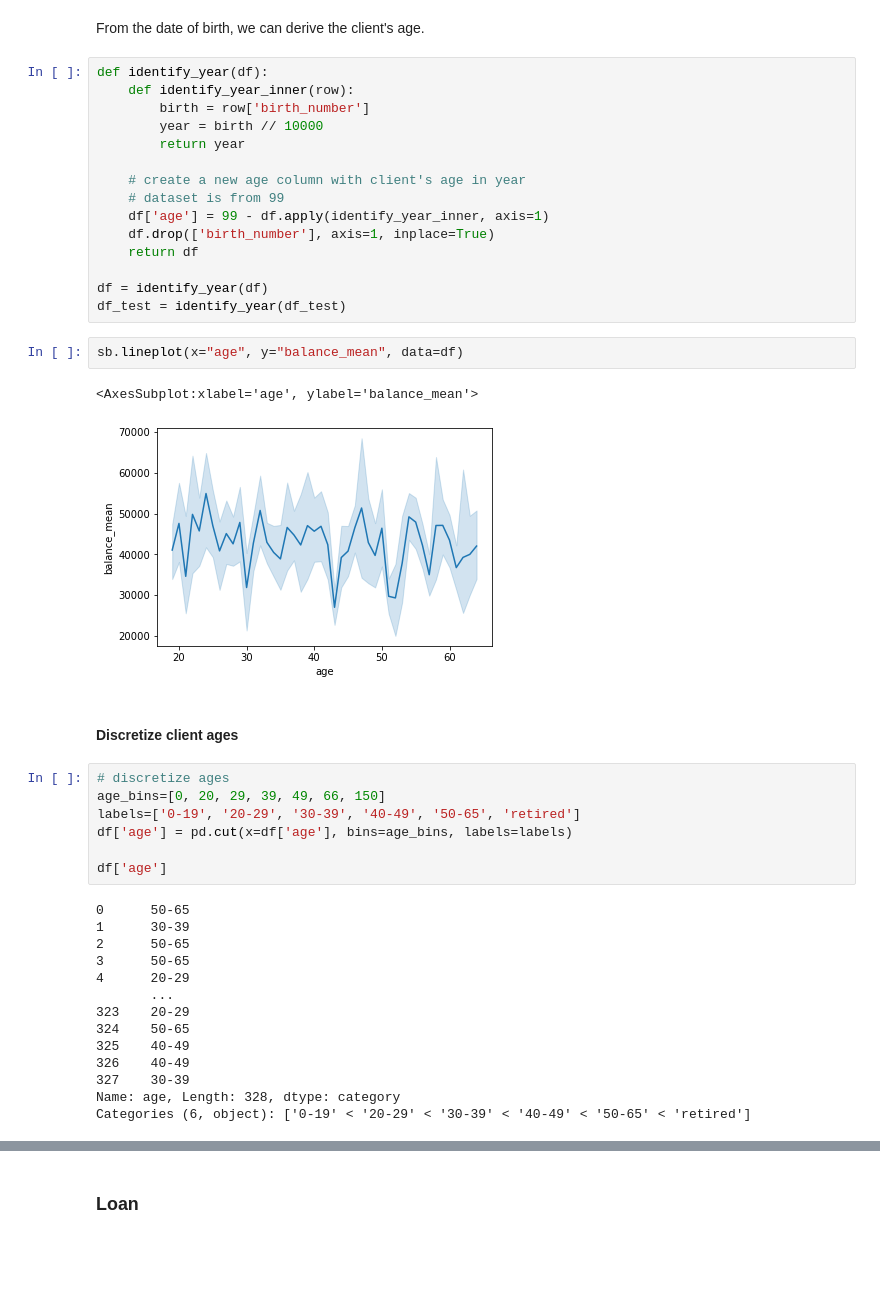
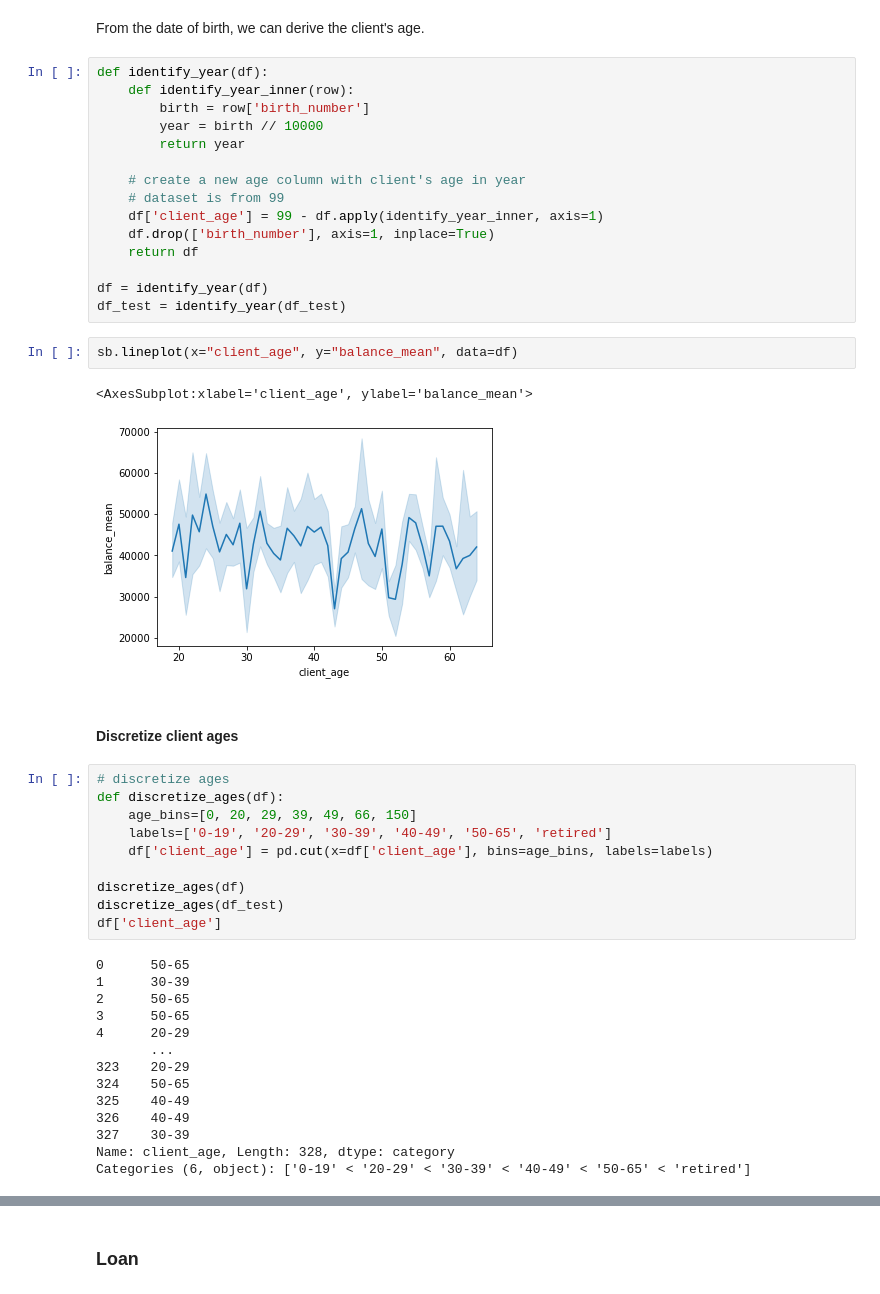
Before and after one commit to JoaoCostaIFG/AC, a Jupyter notebook: Banking.ipynb, the cells around one changed output, grey strips where cells are left out. Cells and saved outputs as stored; diff of their text form; blank space fills up the shorter version.

```diff
--- a/Banking.ipynb
+++ b/Banking.ipynb
@@ -925,26 +925,29 @@ def identify_year(df):
 
     # create a new age column with client's age in year
     # dataset is from 99
-    df['age'] = 99 - df.apply(identify_year_inner, axis=1)
+    df['client_age'] = 99 - df.apply(identify_year_inner, axis=1)
     df.drop(['birth_number'], axis=1, inplace=True)
     return df
 
 df = identify_year(df)
 df_test = identify_year(df_test)
 # %%
-sb.lineplot(x="age", y="balance_mean", data=df)
+sb.lineplot(x="client_age", y="balance_mean", data=df)
 # %% [output]
-<AxesSubplot:xlabel='age', ylabel='balance_mean'>
+<AxesSubplot:xlabel='client_age', ylabel='balance_mean'>
-[figure, old version]
+[figure, new version]
 # %% [markdown]
 #### Discretize client ages
 # %%
 # discretize ages
-age_bins=[0, 20, 29, 39, 49, 66, 150]
-labels=['0-19', '20-29', '30-39', '40-49', '50-65', 'retired']
-df['age'] = pd.cut(x=df['age'], bins=age_bins, labels=labels)
+def discretize_ages(df):
+    age_bins=[0, 20, 29, 39, 49, 66, 150]
+    labels=['0-19', '20-29', '30-39', '40-49', '50-65', 'retired']
+    df['client_age'] = pd.cut(x=df['client_age'], bins=age_bins, labels=labels)
 
-df['age']
+discretize_ages(df)
+discretize_ages(df_test)
+df['client_age']
 # %% [output]
 0      50-65
 1      30-39
@@ -957,6 +960,6 @@ df['age']
 325    40-49
 326    40-49
 327    30-39
-Name: age, Length: 328, dtype: category
+Name: client_age, Length: 328, dtype: category
 Categories (6, object): ['0-19' < '20-29' < '30-39' < '40-49' < '50-65' < 'retired']
 # %%
```
Also changed, not shown: parts of 29 cells of this notebook.
